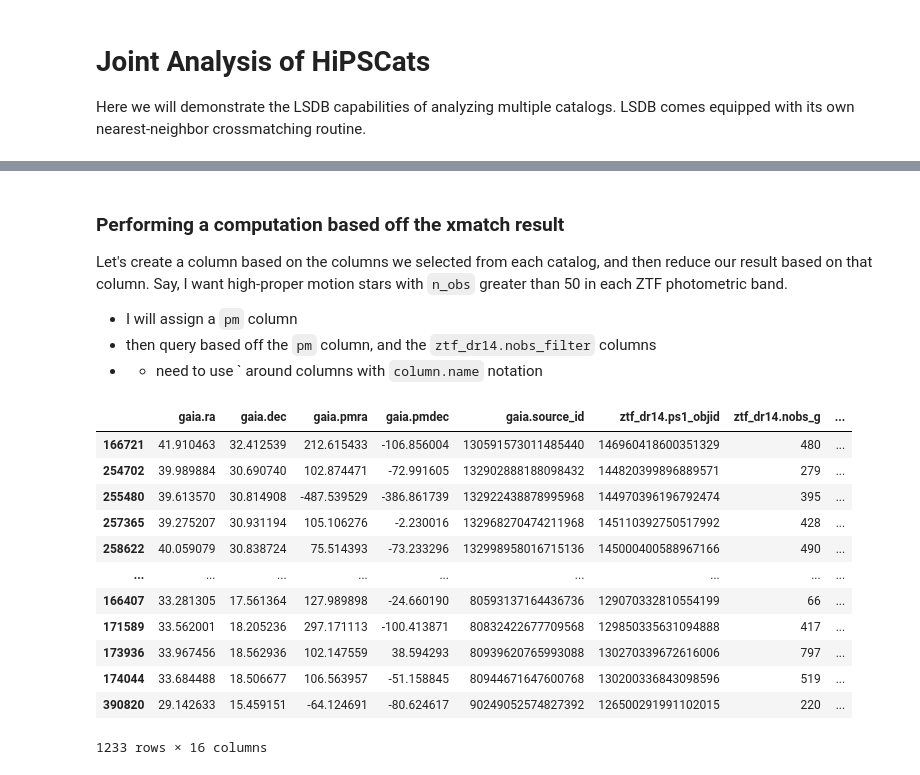
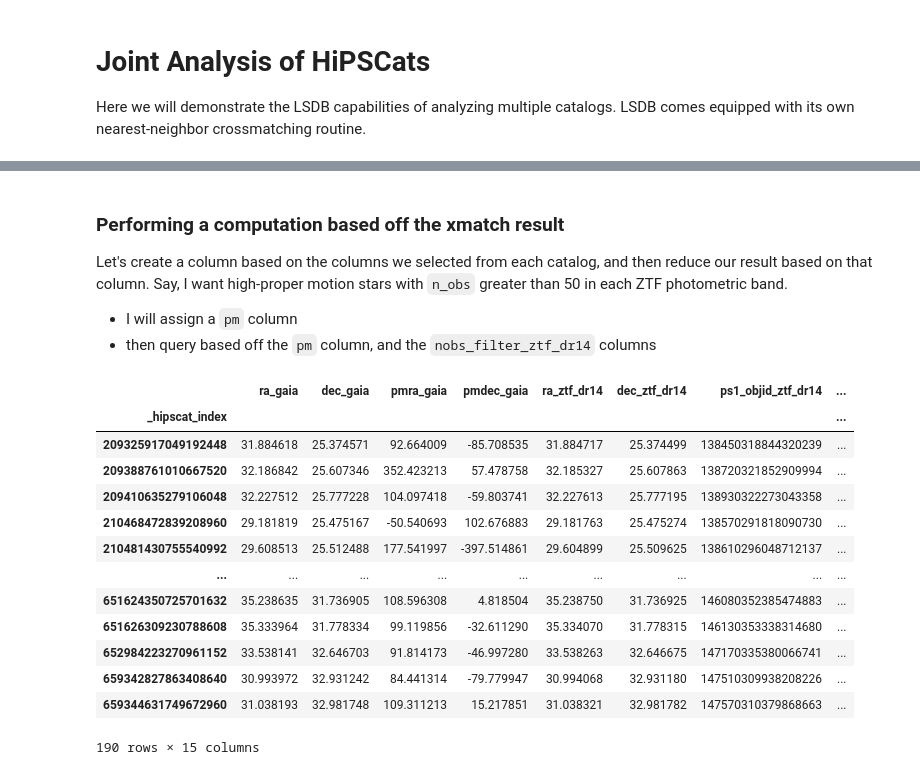
Before and after one commit to swyatt7/ADASS_LSDB_tutorial, a Jupyter notebook: nb/section3.ipynb, the cells around one changed output, grey strips where cells are left out. Drawn from its saved outputs; the diff is of its cells as text; code cells hidden in the pictures.

Commit message:
updating notebooks for lsdb/hipscat libraries

```diff
--- a/nb/section3.ipynb
+++ b/nb/section3.ipynb
@@ -24,0 +7,11 @@ ztf = lsdb_registry.load_hipscat("ztf_dr14")
+# %%
+from hipscat.inspection.almanac import Almanac
+path_to_cloud_catalog = "abfs:///hipscat/catalogs/almanac"
+storage_options = {
+    "account_name" : "linccdata",
+    "account_key"    : "ezBADSIGArKcI0JNHFdRfLF5S/64ZJcdrbXKbK5GJikF+YAC0hDAhMputN59HA4RS4N3HmjNZgdc+AStBFuQ6Q=="
+}
+
+cloud_almanac = Almanac(dirs=[path_to_cloud_catalog], storage_options=storage_options)
+for catalog in cloud_almanac.catalogs():
+    print(catalog)
@@ -24,0 +45,4 @@ ztf = lsdb_registry.load_hipscat("ztf_dr14")
+# %%
+
+gaia = lsdb.from_almanac("gaia", cloud_almanac, columns=['ra', 'dec', 'pmra', 'pmdec'])
+ztf = lsdb.from_almanac("ztf_dr14", cloud_almanac, columns=['ra', 'dec', 'ps1_objid', 'nobs_g', 'nobs_r', 'nobs_i', 'mean_mag_g', 'mean_mag_r', 'mean_mag_i'])
@@ -59,39 +113,37 @@ gaia.cone_search(
 
 Let's create a column based on the columns we selected from each catalog, and then reduce our result based on that column. Say, I want high-proper motion stars with `n_obs` greater than 50 in each ZTF photometric band.
 * I will assign a `pm` column
-* then query based off the `pm` column, and the `ztf_dr14.nobs_filter` columns
-*   * need to use \` around columns with `column.name` notation
+* then query based off the `pm` column, and the `nobs_filter_ztf_dr14` columns
 # %%
 import numpy as np
 
 gaia.cone_search(
     ra=30,
     dec=30,
     radius=5,
-).cross_match(
+).crossmatch(
     ztf,
-    c1_cols=['ra', 'dec', 'pmra', 'pmdec'],
-    c2_cols=['ps1_objid', 'nobs_g', 'nobs_r', 'nobs_i'],
     n_neighbors=1,
-    dthresh=0.1, #degrees
+    d_thresh=0.1, #degrees
 ).assign(
-    pm=lambda x: np.sqrt(x['gaia.pmra']**2 + x['gaia.pmdec']**2),
+    pm=lambda x: np.sqrt(x['pmra_gaia']**2 + x['pmdec_gaia']**2),
 ).query(
-    "pm > 100 and `ztf_dr14.nobs_g` > 50 and `ztf_dr14.nobs_r` > 50 and `ztf_dr14.nobs_i` > 50"
+    "pm > 100 and `nobs_g_ztf_dr14` > 50 and `nobs_r_ztf_dr14` > 50 and `nobs_i_ztf_dr14` > 50"
 ).compute()
 # %% [output]
-|  | gaia.ra | gaia.dec | gaia.pmra | gaia.pmdec | gaia.source_id | ztf_dr14.ps1_objid | ztf_dr14.nobs_g | ... |
-| 166721 | 41.910463 | 32.412539 | 212.615433 | -106.856004 | 130591573011485440 | 146960418600351329 | 480 | ... |
-| 254702 | 39.989884 | 30.690740 | 102.874471 | -72.991605 | 132902888188098432 | 144820399896889571 | 279 | ... |
-| 255480 | 39.613570 | 30.814908 | -487.539529 | -386.861739 | 132922438878995968 | 144970396196792474 | 395 | ... |
-| 257365 | 39.275207 | 30.931194 | 105.106276 | -2.230016 | 132968270474211968 | 145110392750517992 | 428 | ... |
-| 258622 | 40.059079 | 30.838724 | 75.514393 | -73.233296 | 132998958016715136 | 145000400588967166 | 490 | ... |
+|  | ra_gaia | dec_gaia | pmra_gaia | pmdec_gaia | ra_ztf_dr14 | dec_ztf_dr14 | ps1_objid_ztf_dr14 | ... |
+| _hipscat_index |  |  |  |  |  |  |  | ... |
+| 209325917049192448 | 31.884618 | 25.374571 | 92.664009 | -85.708535 | 31.884717 | 25.374499 | 138450318844320239 | ... |
+| 209388761010667520 | 32.186842 | 25.607346 | 352.423213 | 57.478758 | 32.185327 | 25.607863 | 138720321852909994 | ... |
+| 209410635279106048 | 32.227512 | 25.777228 | 104.097418 | -59.803741 | 32.227613 | 25.777195 | 138930322273043358 | ... |
+| 210468472839208960 | 29.181819 | 25.475167 | -50.540693 | 102.676883 | 29.181763 | 25.475274 | 138570291818090730 | ... |
+| 210481430755540992 | 29.608513 | 25.512488 | 177.541997 | -397.514861 | 29.604899 | 25.509625 | 138610296048712137 | ... |
 | ... | ... | ... | ... | ... | ... | ... | ... | ... |
-| 166407 | 33.281305 | 17.561364 | 127.989898 | -24.660190 | 80593137164436736 | 129070332810554199 | 66 | ... |
-| 171589 | 33.562001 | 18.205236 | 297.171113 | -100.413871 | 80832422677709568 | 129850335631094888 | 417 | ... |
-| 173936 | 33.967456 | 18.562936 | 102.147559 | 38.594293 | 80939620765993088 | 130270339672616006 | 797 | ... |
-| 174044 | 33.684488 | 18.506677 | 106.563957 | -51.158845 | 80944671647600768 | 130200336843098596 | 519 | ... |
-| 390820 | 29.142633 | 15.459151 | -64.124691 | -80.624617 | 90249052574827392 | 126500291991102015 | 220 | ... |
+| 651624350725701632 | 35.238635 | 31.736905 | 108.596308 | 4.818504 | 35.238750 | 31.736925 | 146080352385474883 | ... |
+| 651626309230788608 | 35.333964 | 31.778334 | 99.119856 | -32.611290 | 35.334070 | 31.778315 | 146130353338314680 | ... |
+| 652984223270961152 | 33.538141 | 32.646703 | 91.814173 | -46.997280 | 33.538263 | 32.646675 | 147170335380066741 | ... |
+| 659342827863408640 | 30.993972 | 32.931242 | 84.441314 | -79.779947 | 30.994068 | 32.931180 | 147510309938208226 | ... |
+| 659344631749672960 | 31.038193 | 32.981748 | 109.311213 | 15.217851 | 31.038321 | 32.981782 | 147570310379868663 | ... |
-1233 rows × 16 columns
+190 rows × 15 columns
 # %%
 client.shutdown()
```
Also changed, not shown: parts of 13 cells of this notebook, 6 other files.
